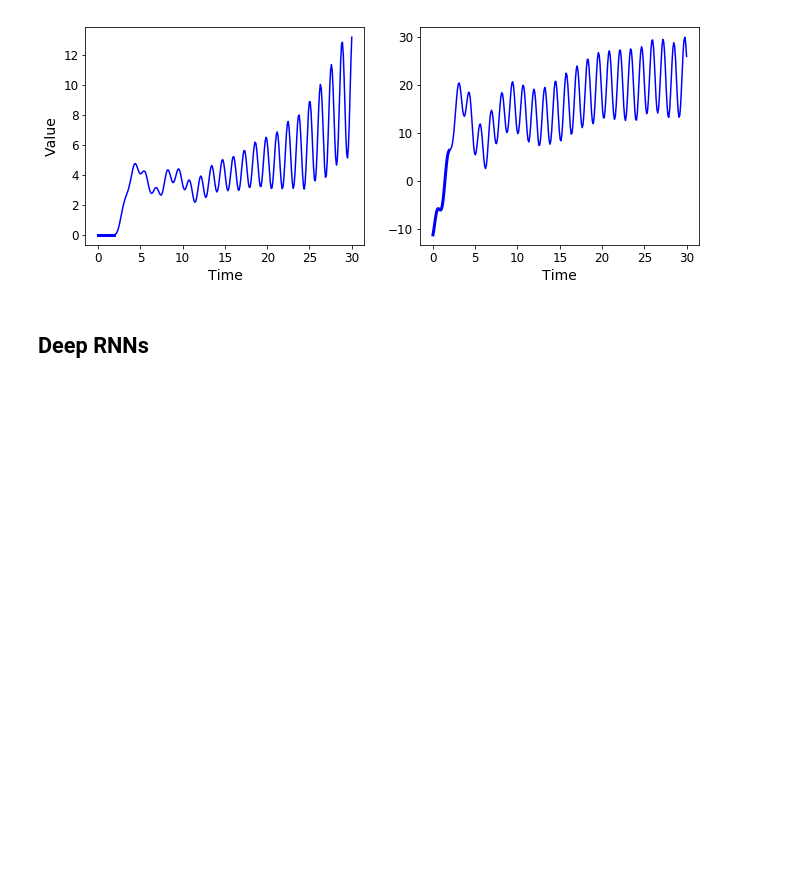
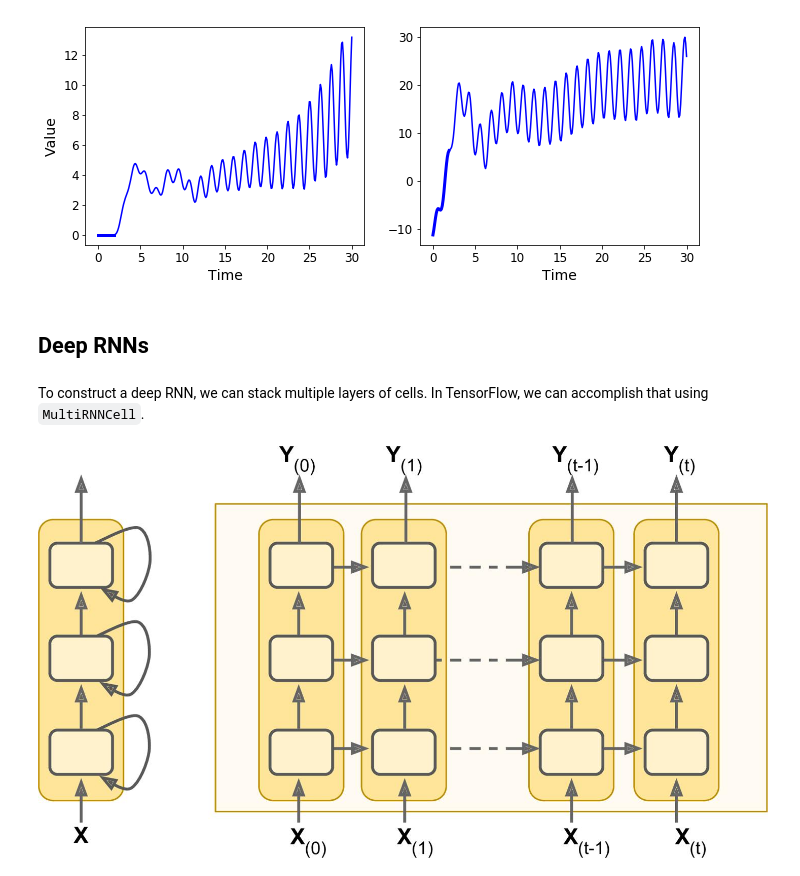
Before and after one commit to rnd-forests/learning-ml, a Jupyter notebook: ann/5-rnn/1_basic_rnn_tensorflow.ipynb, the cells around one changed output. Saved outputs shown, nothing was run; the diff lists cells and outputs as text; code cells hidden in the pictures; blank space fills up the shorter version.

```diff
--- a/ann/5-rnn/1_basic_rnn_tensorflow.ipynb
+++ b/ann/5-rnn/1_basic_rnn_tensorflow.ipynb
@@ -800,3 +738,9 @@ INFO:tensorflow:Restoring parameters from ./models/time_series/time_series_model
 [figure]
 # %% [markdown]
 ## Deep RNNs
+# %% [markdown]
+To construct a deep RNN, we can stack multiple layers of cells. In TensorFlow, we can accomplish that using `MultiRNNCell`.
+# %%
+show_image('./images/img2809.jpg')
+# %% [output]
+[figure, added]
```
Also changed, not shown: parts of 20 cells of this notebook, 5 other files.
